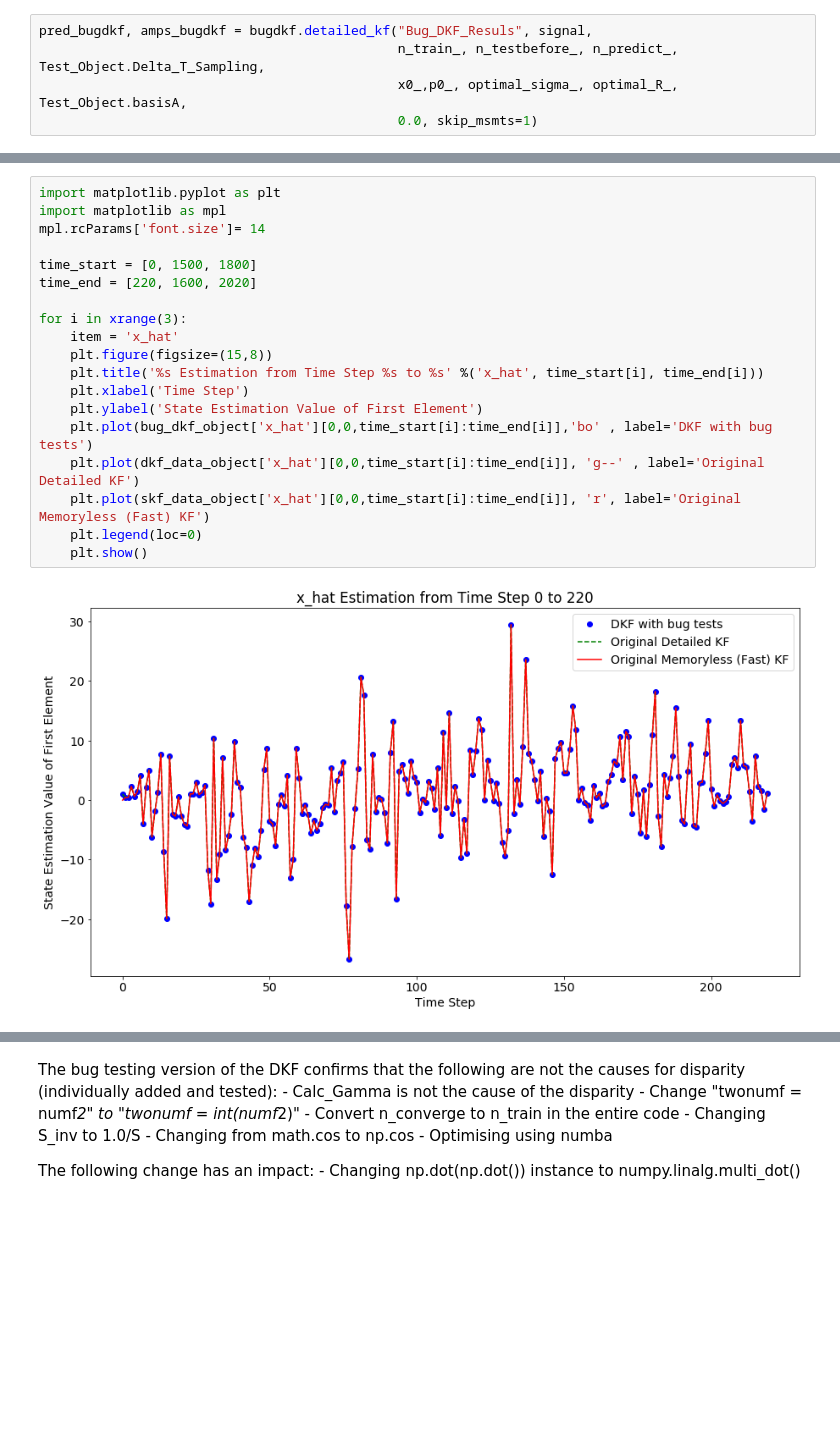
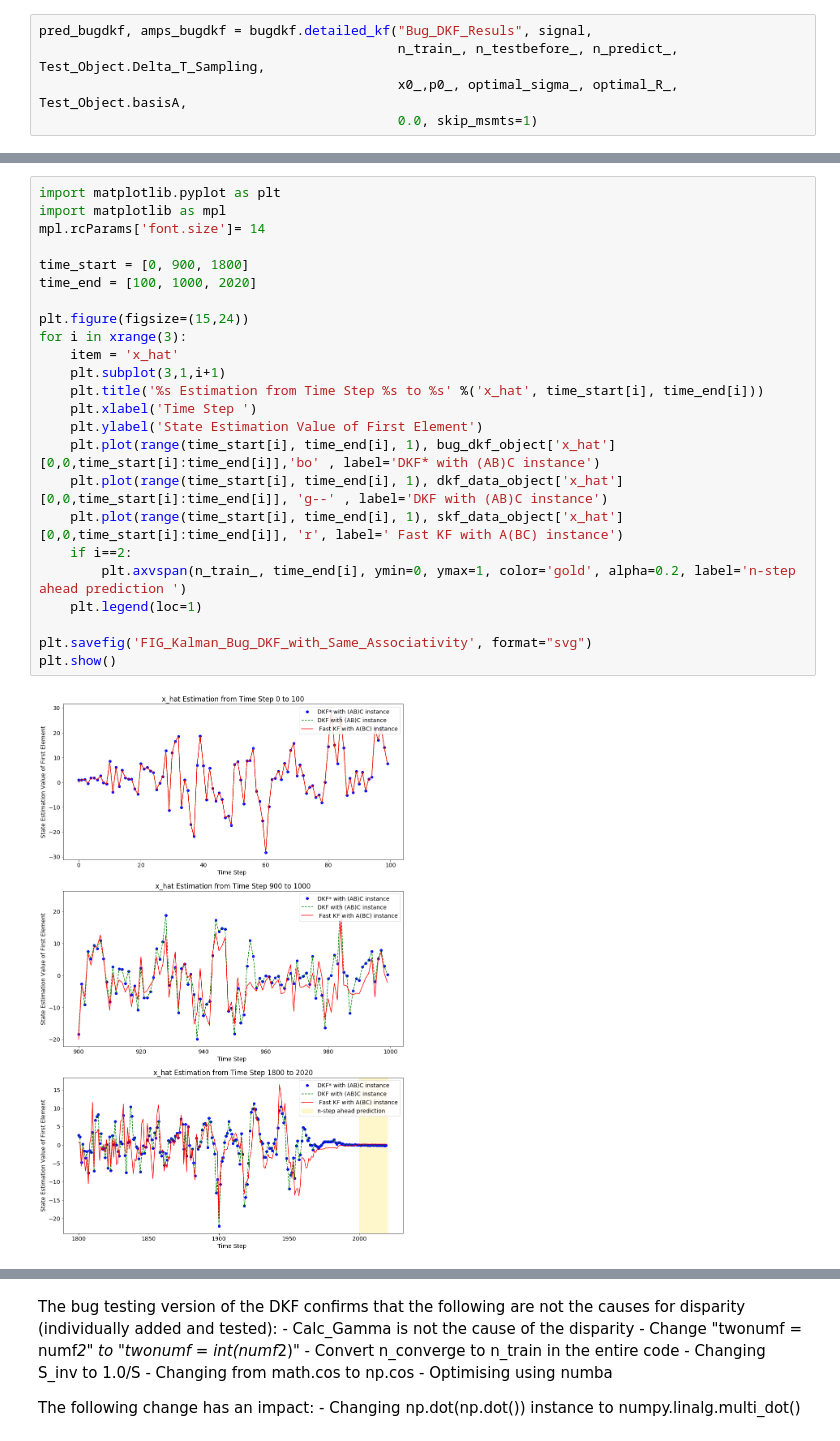
Before and after one commit to riddhisw/predictiveest, a Jupyter notebook: Bug Testing.ipynb, the cells around one changed output, grey strips where cells are left out. Cells and saved outputs as stored; diff of their text form; blank space fills up the shorter version.

Commit message:
Deleting figures, generating new summary figs

```diff
--- a/Bug Testing.ipynb
+++ b/Bug Testing.ipynb
@@ -153,21 +153,26 @@ print skf_data_object['h'][:,:]
 # %%
 import matplotlib.pyplot as plt
 import matplotlib as mpl
 mpl.rcParams['font.size']= 14
 
-time_start = [0, 1500, 1800]
-time_end = [220, 1600, 2020]
+time_start = [0, 900, 1800]
+time_end = [100, 1000, 2020]
 
+plt.figure(figsize=(15,24))
 for i in xrange(3):
     item = 'x_hat'
-    plt.figure(figsize=(15,8))
+    plt.subplot(3,1,i+1)
     plt.title('%s Estimation from Time Step %s to %s' %('x_hat', time_start[i], time_end[i]))
-    plt.xlabel('Time Step')
+    plt.xlabel('Time Step ')
     plt.ylabel('State Estimation Value of First Element')
-    plt.plot(bug_dkf_object['x_hat'][0,0,time_start[i]:time_end[i]],'bo' , label='DKF with bug tests')
-    plt.plot(dkf_data_object['x_hat'][0,0,time_start[i]:time_end[i]], 'g--' , label='Original Detailed KF')
-    plt.plot(skf_data_object['x_hat'][0,0,time_start[i]:time_end[i]], 'r', label='Original Memoryless (Fast) KF')
-    plt.legend(loc=0)
-    plt.show()
+    plt.plot(range(time_start[i], time_end[i], 1), bug_dkf_object['x_hat'][0,0,time_start[i]:time_end[i]],'bo' , label='DKF* with (AB)C instance')
+    plt.plot(range(time_start[i], time_end[i], 1), dkf_data_object['x_hat'][0,0,time_start[i]:time_end[i]], 'g--' , label='DKF with (AB)C instance')
+    plt.plot(range(time_start[i], time_end[i], 1), skf_data_object['x_hat'][0,0,time_start[i]:time_end[i]], 'r', label=' Fast KF with A(BC) instance')
+    if i==2:
+        plt.axvspan(n_train_, time_end[i], ymin=0, ymax=1, color='gold', alpha=0.2, label='n-step ahead prediction ')
+    plt.legend(loc=1)
+
+plt.savefig('FIG_Kalman_Bug_DKF_with_Same_Associativity', format="svg")
+plt.show()
 # %% [output]
-[figure, old version]
+[figure, new version]
```
Also changed, not shown: parts of 4 cells of this notebook, 3 other files.
